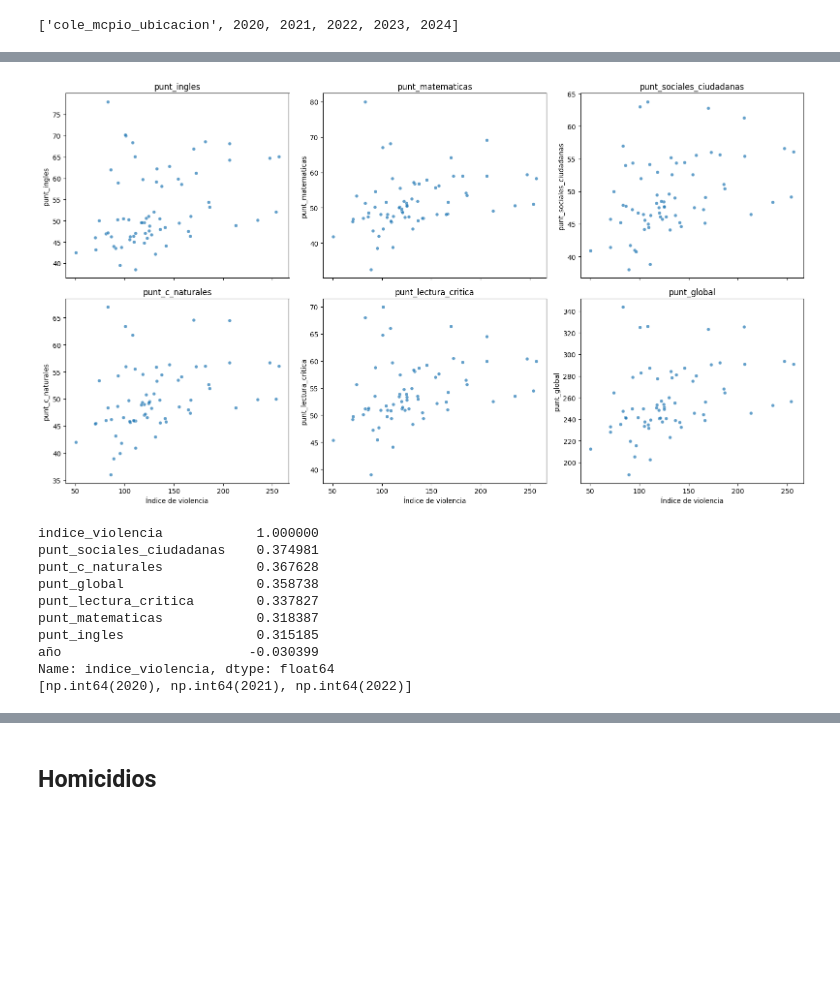
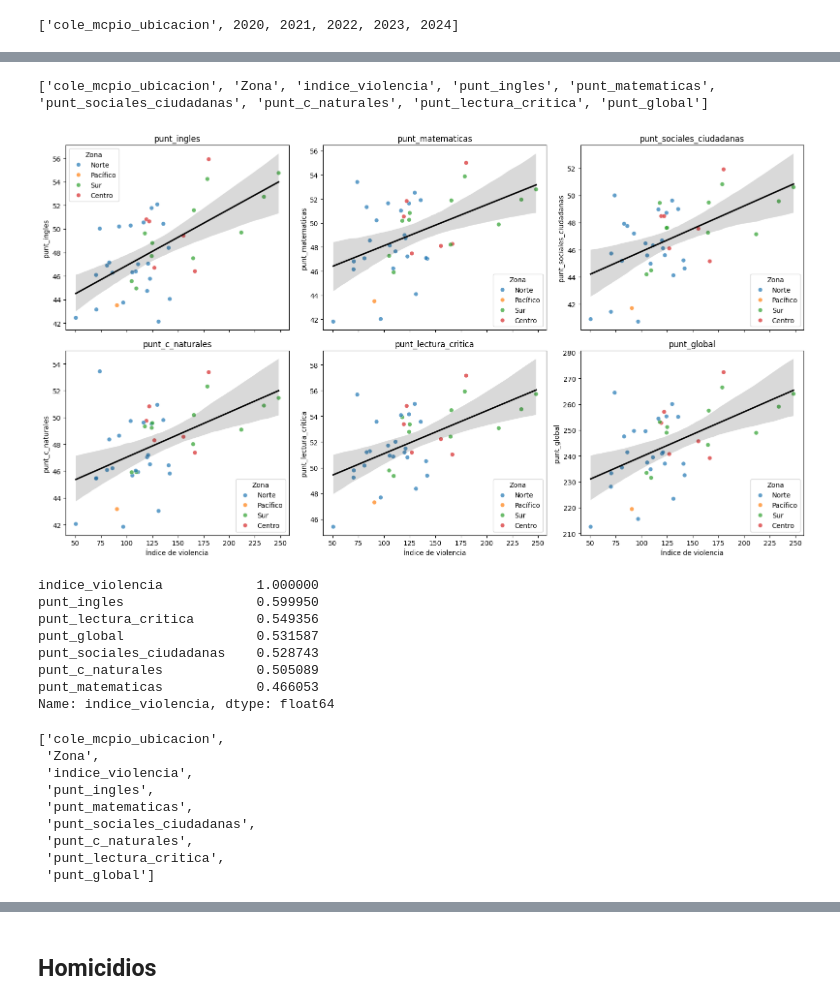
Before and after one commit to juancamilogoomezz/Proyecto-1, a Jupyter notebook: Notebook Consultas Violencia.ipynb, the cells around one changed output, grey strips where cells are left out. Saved outputs shown, nothing was run; the diff lists cells and outputs as text; code cells hidden in the pictures; blank space fills up the shorter version.

```diff
--- a/Notebook Consultas Violencia.ipynb
+++ b/Notebook Consultas Violencia.ipynb
@@ -420,14 +589,14 @@ print(indicesviolencia.columns.tolist())
 # %% [output]
 ['cole_mcpio_ubicacion', 2020, 2021, 2022, 2023, 2024]
 # %%
-municipos2020s=municipios[municipios["año"].astype(int)>=2020]
+puntajes2020s=puntajes[puntajes["año"].astype(int)>=2020]
 
-#municipios.info()
+#puntajes.info()
 
 
 
 
 #x=municipos2020s.groupby(["cole_mcpio_ubicacion","año"],as_index=False)
 #x.head()
-municipos2020s.shape
+puntajes2020s.shape
 # %% [output]
@@ -440,20 +609,20 @@ indice_largo = indicesviolencia.melt(
     value_name="indice_violencia"
 )
 indice_largo["año"] = indice_largo["año"].astype(int)
-municipos2020s["año"] = municipos2020s["año"].astype(int)
+puntajes2020s["año"] = puntajes2020s["año"].astype(int)
 
-muni_vio = municipos2020s.merge(
+muni_vio = puntajes2020s.merge(
     indice_largo,
     on=["cole_mcpio_ubicacion", "año"],
     how="left"
 )
 
-#print(muni_vio)
+print(muni_vio)
 #muni_vio.shape
 munivio=muni_vio.groupby(["cole_mcpio_ubicacion"])
-munivio.describe()
+#munivio.describe()
 
-print(muni_vio.corr(numeric_only=True)["indice_violencia"].sort_values(ascending=False))
+#print(muni_vio.corr(numeric_only=True)["indice_violencia"].sort_values(ascending=False))
 # %% [output]
 A value is trying to be set on a copy of a slice from a DataFrame.
 Try using .loc[row_indexer,col_indexer] = value instead
@@ -472,44 +649,63 @@ Name: indice_violencia, dtype: float64
 # %%
 #print(categorias)
-munivio_agg = (muni_vio
-    .groupby(["cole_mcpio_ubicacion", "año"], as_index=False)
+munivio_agg = (
+    muni_vio
+    .groupby("cole_mcpio_ubicacion", as_index=False)
     .agg(
-        indice_violencia=("indice_violencia", "first"),
+        Zona=("Zona", "first"),
+        indice_violencia=("indice_violencia", "mean"),
         **{col: (col, "mean") for col in categorias}
     )
 )
-
-# scatterplots
 fig, axes = plt.subplots(2, 3, figsize=(16, 9), sharex=True)
 axes = axes.flatten()
-
+print(munivio_agg.columns.tolist())
 for ax, col in zip(axes, categorias):
     sns.scatterplot(
         data=munivio_agg,
         x="indice_violencia",
         y=col,
+        hue="Zona",
         ax=ax,
-        s=25,
-        alpha=0.7
+        alpha=0.7,
+        s=40
     )
+    sns.regplot(
+        data=munivio_agg,
+        x="indice_violencia",
+        y=col,
+        ax=ax,
+        scatter=False,
+        color="black"
+        )
     ax.set_title(col)
     ax.set_xlabel("Índice de violencia")
     ax.set_ylabel(col)
 
 plt.tight_layout()
 plt.show()
 
 print(munivio_agg.corr(numeric_only=True)["indice_violencia"].sort_values(ascending=False))
-print(sorted(munivio_agg["año"].unique()))
+#print(munivio_agg["año"])
+munivio_agg["Zona"].value_counts()
+munivio_agg.columns.tolist()
 # %% [output]
+['cole_mcpio_ubicacion', 'Zona', 'indice_violencia', 'punt_ingles', 'punt_matematicas', 'punt_sociales_ciudadanas', 'punt_c_naturales', 'punt_lectura_critica', 'punt_global']
-[figure, old version]
+[figure, new version]
-indice_violencia            1.000000
-punt_sociales_ciudadanas    0.374981
-punt_c_naturales            0.367628
-punt_global                 0.358738
-punt_lectura_critica        0.337827
-punt_matematicas            0.318387
-punt_ingles                 0.315185
-año                        -0.030399
-Name: indice_violencia, dtype: float64
-[np.int64(2020), np.int64(2021), np.int64(2022)]
+indice_violencia            1.000000
+punt_ingles                 0.599950
+punt_lectura_critica        0.549356
+punt_global                 0.531587
+punt_sociales_ciudadanas    0.528743
+punt_c_naturales            0.505089
+punt_matematicas            0.466053
+Name: indice_violencia, dtype: float64
+['cole_mcpio_ubicacion',
+ 'Zona',
+ 'indice_violencia',
+ 'punt_ingles',
+ 'punt_matematicas',
+ 'punt_sociales_ciudadanas',
+ 'punt_c_naturales',
+ 'punt_lectura_critica',
+ 'punt_global']
```
Also changed, not shown: parts of 14 cells of this notebook, 2 other files.
